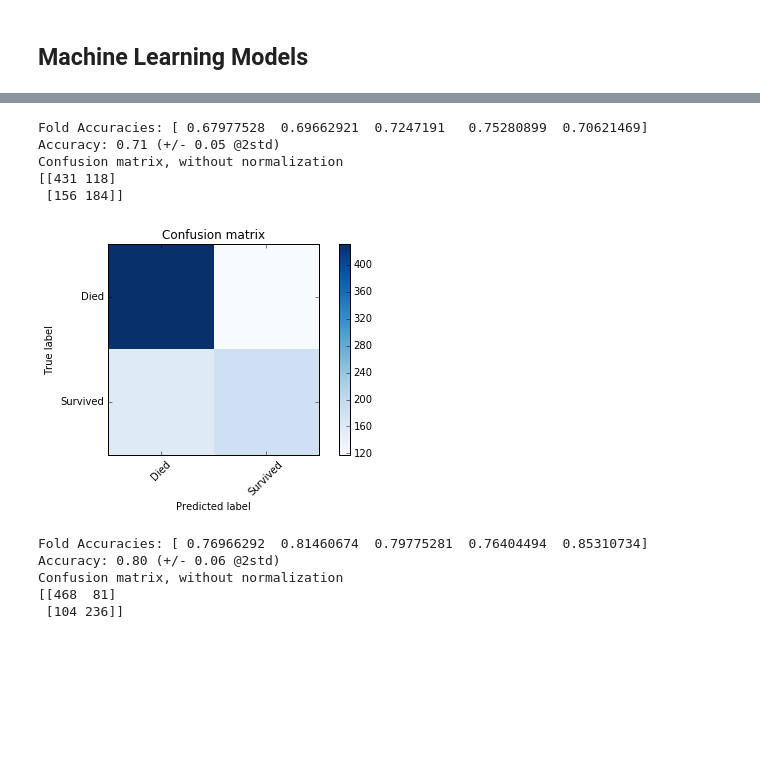
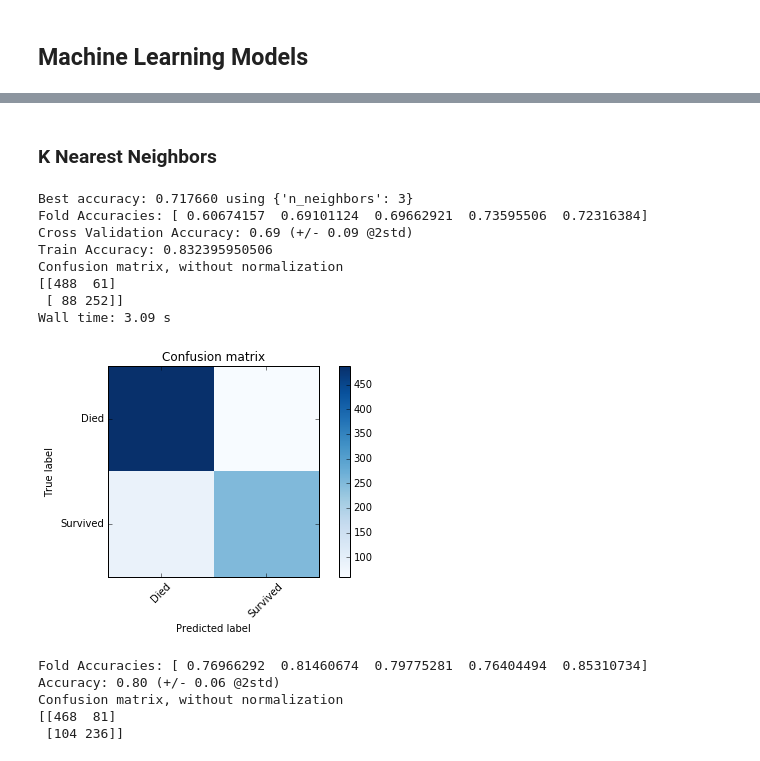
Before and after one commit to Statoil/KagglePlayground, a Jupyter notebook: Titanic/Python/Predict.ipynb, the cells around one changed output, grey strips where cells are left out. Drawn from its saved outputs; the diff is of its cells as text; code cells hidden in the pictures; blank space fills up the shorter version.

```diff
--- a/Titanic/Python/Predict.ipynb
+++ b/Titanic/Python/Predict.ipynb
@@ -282,15 +442,28 @@ Confusion matrix, without normalization
-# %%
-# K Nearest Neighbors
-
-knn = KNeighborsClassifier(n_neighbors = 3)
-Y_predKNeighbors = evaluate_model(knn, X_train, Y_train, X_test)
-# %% [output]
-Fold Accuracies: [ 0.67977528  0.69662921  0.7247191   0.75280899  0.70621469]
-Accuracy: 0.71 (+/- 0.05 @2std)
-Confusion matrix, without normalization
-[[431 118]
- [156 184]]
-[figure, removed]
+# %% [markdown]
+### K Nearest Neighbors ###
+# %%
+%%time
+
+knn_optimised = get_optimised_model(
+    KNeighborsClassifier(), {
+        'n_neighbors': [1, 3, 5, 7, 9, 11, 13, 15]},
+    X_train, Y_train)
+#knn_optimised = KNeighborsClassifier(n_neighbors = 3)
+
+fit_model(knn_optimised, X_train, Y_train)
+Y_predKNN = get_test_predictions(knn_optimised, X_test)
+
+create_submission_file(test_df, Y_predKNN, 'predictions_knn.csv')
+# %% [output]
+Best accuracy: 0.717660 using {'n_neighbors': 3}
+Fold Accuracies: [ 0.60674157  0.69101124  0.69662921  0.73595506  0.72316384]
+Cross Validation Accuracy: 0.69 (+/- 0.09 @2std)
+Train Accuracy: 0.832395950506
+Confusion matrix, without normalization
+[[488  61]
+ [ 88 252]]
+Wall time: 3.09 s
+[figure, added]
 # %%
 # Gaussian Naive Bayes
 
```
Also changed, not shown: parts of 39 cells of this notebook, 7 other files.
